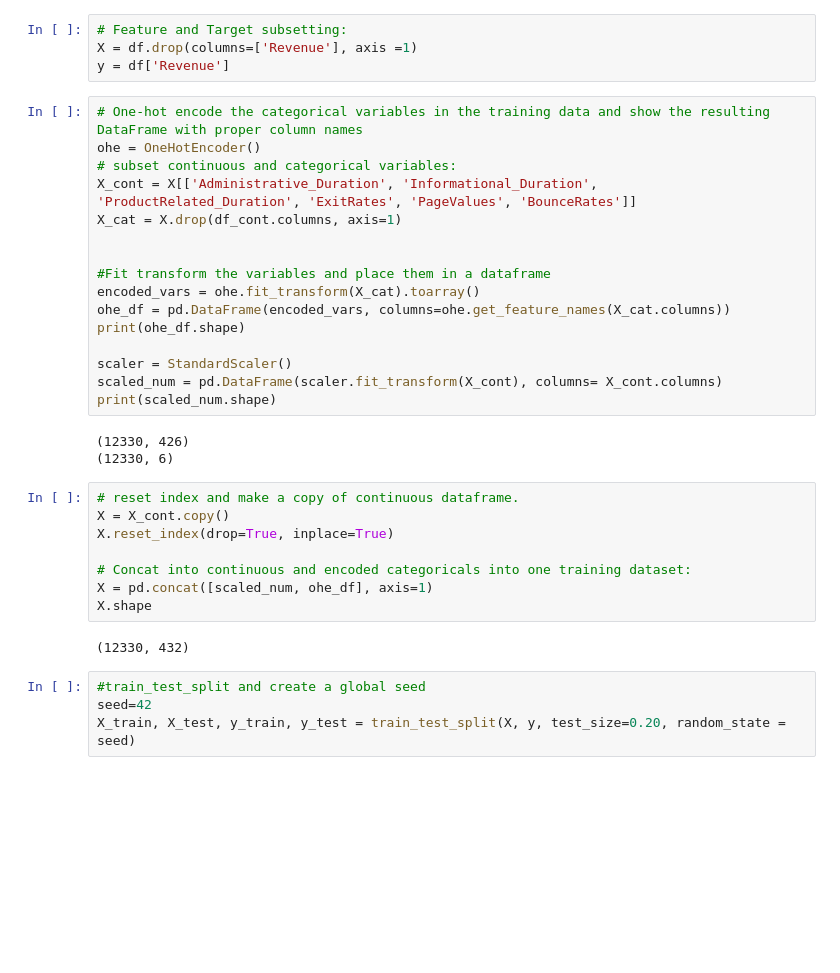
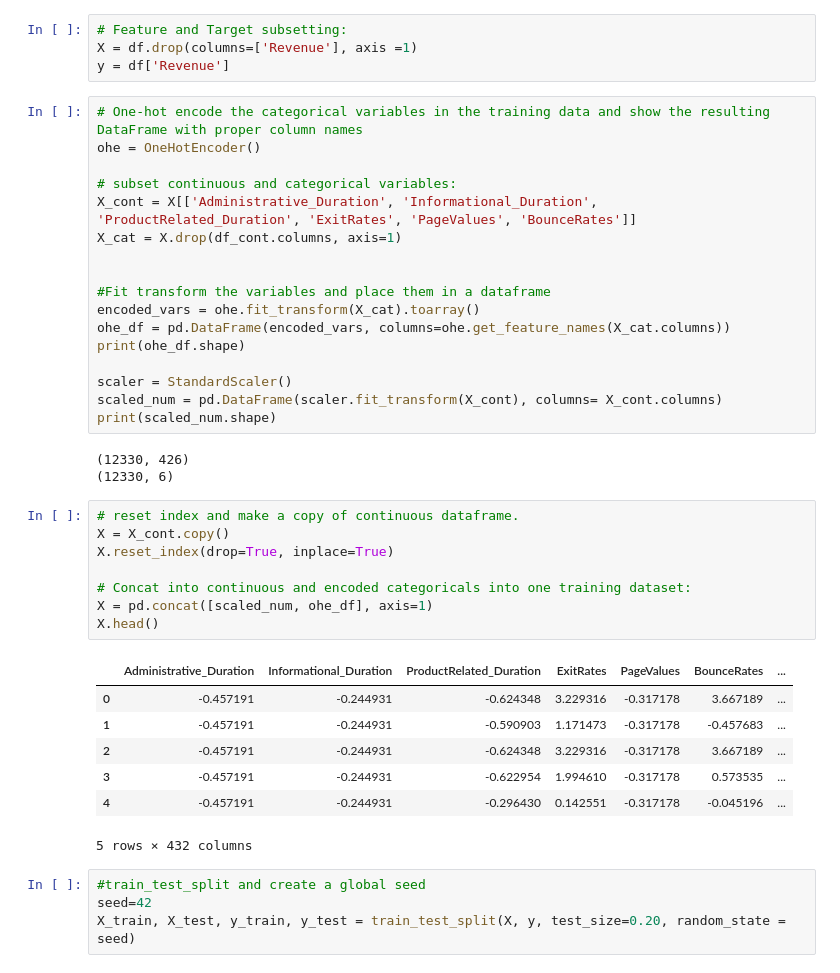
Before and after one commit to algakovic/Online_Shoppers_Intention, a Jupyter notebook: Online_Shoppers_Intent.ipynb, the cells around one changed output. Drawn from its saved outputs; the diff is of its cells as text; blank space fills up the shorter version.

```diff
--- a/Online_Shoppers_Intent.ipynb
+++ b/Online_Shoppers_Intent.ipynb
@@ -190,6 +190,7 @@ y = df['Revenue']
 # %%
 # One-hot encode the categorical variables in the training data and show the resulting DataFrame with proper column names
 ohe = OneHotEncoder()
+
 # subset continuous and categorical variables:
 X_cont = X[['Administrative_Duration', 'Informational_Duration', 'ProductRelated_Duration', 'ExitRates', 'PageValues', 'BounceRates']]
 X_cat = X.drop(df_cont.columns, axis=1)
@@ -209,13 +210,19 @@ print(scaled_num.shape)
 # %%
 # reset index and make a copy of continuous dataframe.
 X = X_cont.copy()
 X.reset_index(drop=True, inplace=True)
 
 # Concat into continuous and encoded categoricals into one training dataset:
 X = pd.concat([scaled_num, ohe_df], axis=1)
-X.shape
+X.head()
 # %% [output]
+|  | Administrative_Duration | Informational_Duration | ProductRelated_Duration | ExitRates | PageValues | BounceRates | ... |
+| 0 | -0.457191 | -0.244931 | -0.624348 | 3.229316 | -0.317178 | 3.667189 | ... |
+| 1 | -0.457191 | -0.244931 | -0.590903 | 1.171473 | -0.317178 | -0.457683 | ... |
+| 2 | -0.457191 | -0.244931 | -0.624348 | 3.229316 | -0.317178 | 3.667189 | ... |
+| 3 | -0.457191 | -0.244931 | -0.622954 | 1.994610 | -0.317178 | 0.573535 | ... |
+| 4 | -0.457191 | -0.244931 | -0.296430 | 0.142551 | -0.317178 | -0.045196 | ... |
-(12330, 432)
+5 rows × 432 columns
 # %%
 #train_test_split and create a global seed
 seed=42
```
Also changed, not shown: parts of 24 cells of this notebook.
